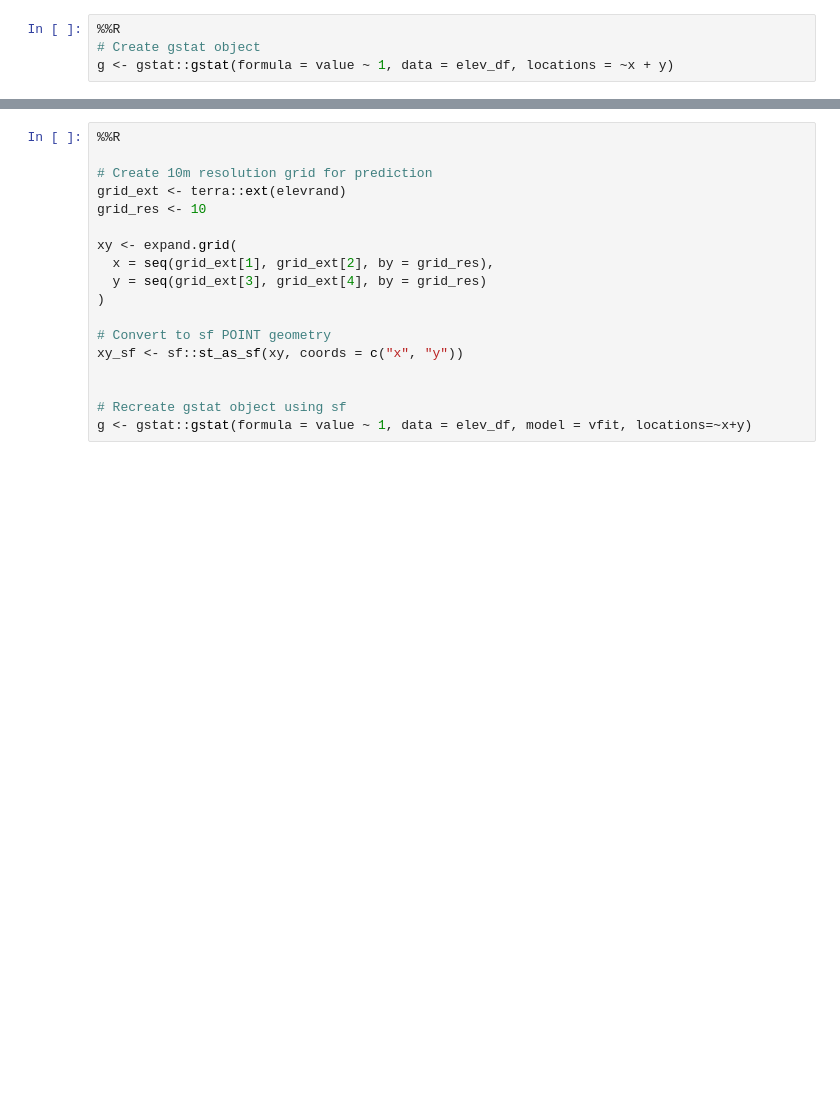
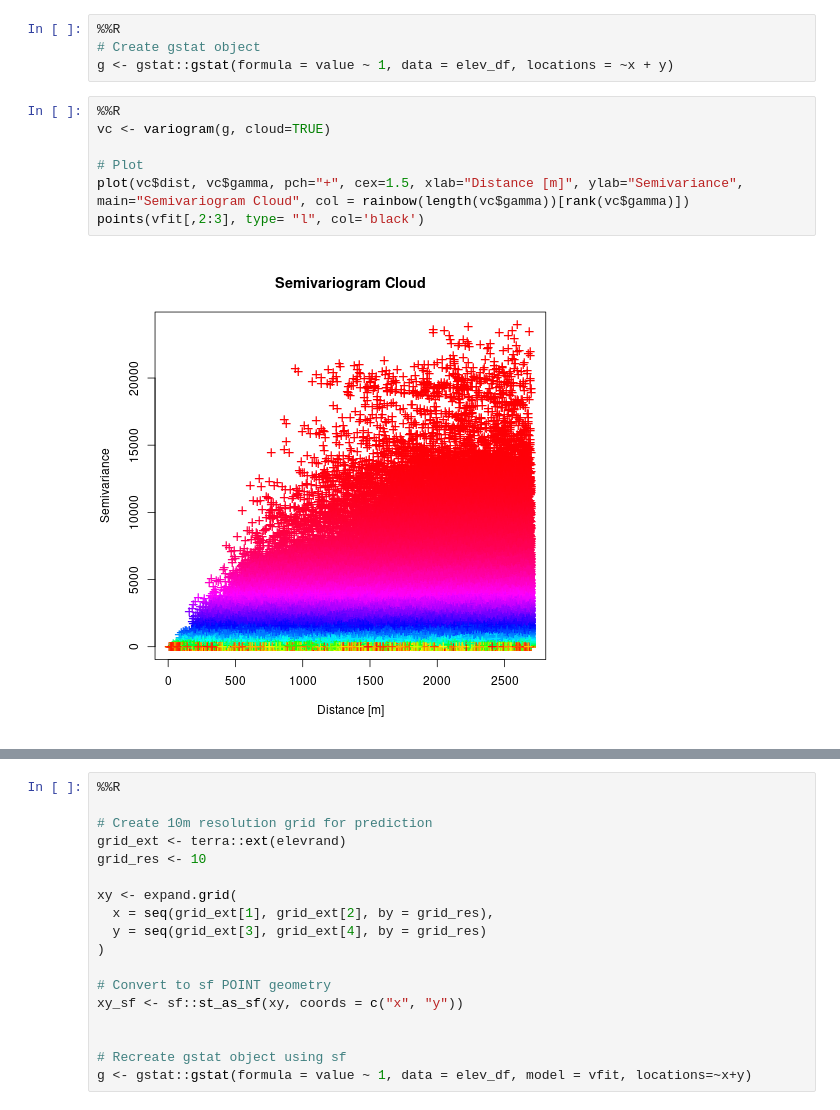
Before and after one commit to ncsu-geoforall-lab/geomorphometry2025_workshop, a Jupyter notebook: geomorphometry_2025_workshop.ipynb, the cells around one changed output, grey strips where cells are left out. Drawn from its saved outputs; the diff is of its cells as text; blank space fills up the shorter version.

```diff
--- a/geomorphometry_2025_workshop.ipynb
+++ b/geomorphometry_2025_workshop.ipynb
@@ -346,6 +409,15 @@ elev_df <- terra::as.data.frame(elevrand, geom = "XY")
 %%R
 # Create gstat object
 g <- gstat::gstat(formula = value ~ 1, data = elev_df, locations = ~x + y)
+# %%
+%%R
+vc <- variogram(g, cloud=TRUE)
+
+# Plot
+plot(vc$dist, vc$gamma, pch="+", cex=1.5, xlab="Distance [m]", ylab="Semivariance", main="Semivariogram Cloud", col = rainbow(length(vc$gamma))[rank(vc$gamma)])
+points(vfit[,2:3], type= "l", col='black')
+# %% [output]
+[figure, added]
 # %%
 %%R
 # Compute experimental variogram
```
Also changed, not shown: parts of 36 cells of this notebook, 1 other file.
